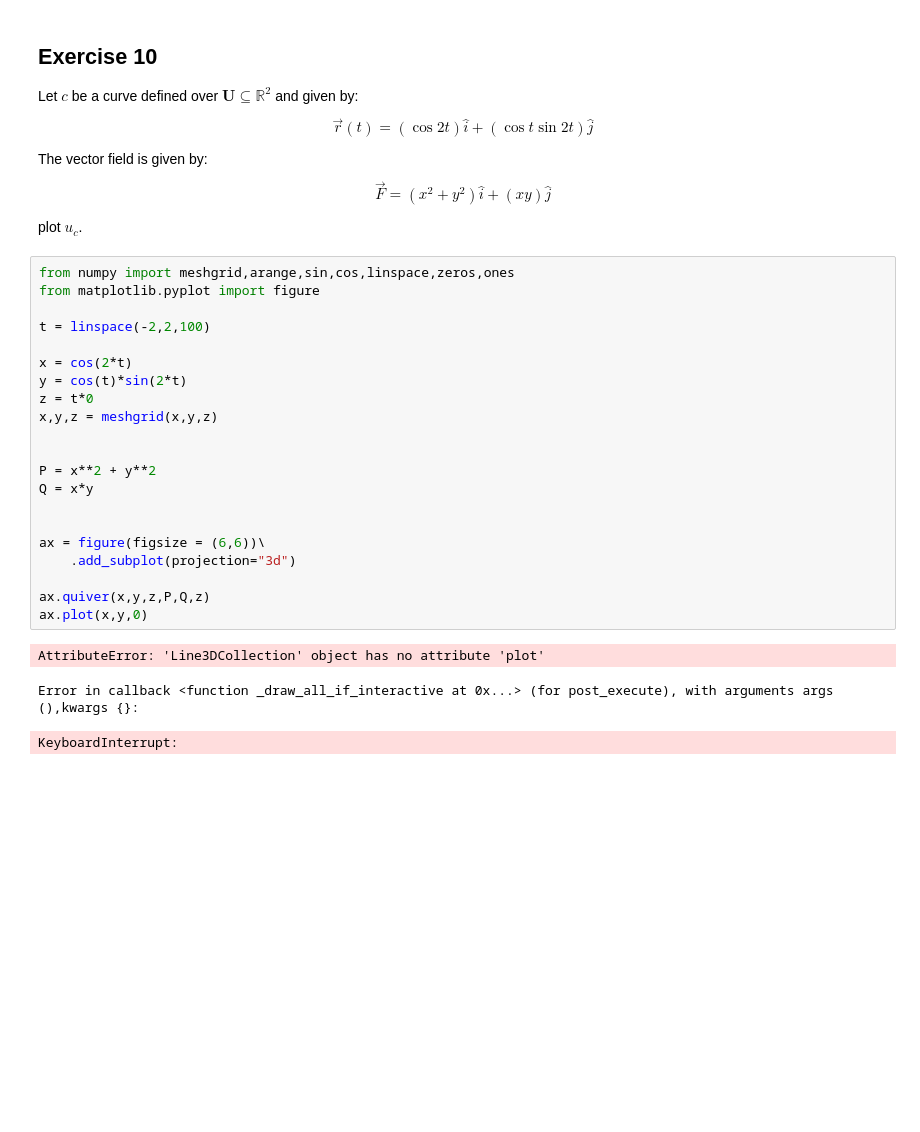
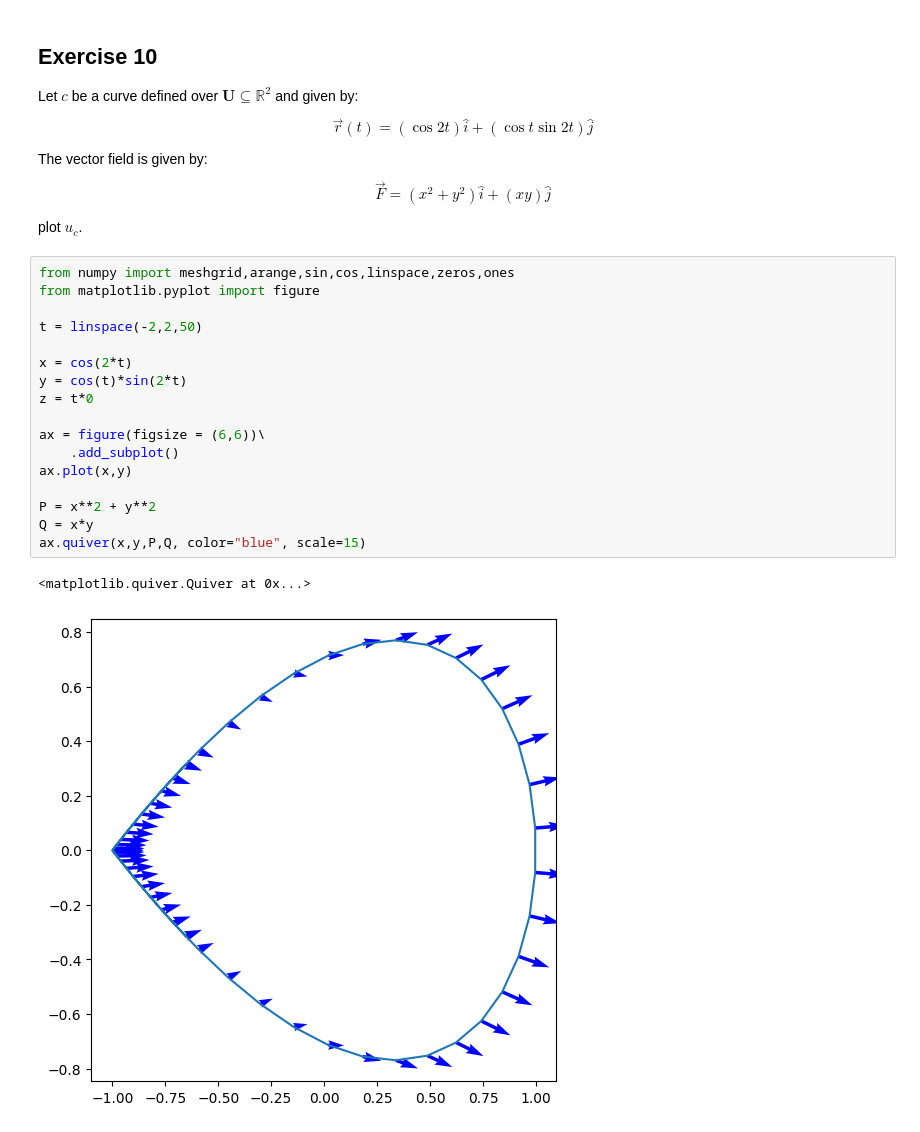
Before and after one commit to Arxcis/VE3010-matematikk3-oblig4, a Jupyter notebook: oppg10.ipynb, the cells around one changed output. Cells and saved outputs as stored; diff of their text form; blank space fills up the shorter version.

```diff
--- a/oppg10.ipynb
+++ b/oppg10.ipynb
@@ -15,25 +15,20 @@ plot $u_c$.
 # %%
 from numpy import meshgrid,arange,sin,cos,linspace,zeros,ones
 from matplotlib.pyplot import figure
 
-t = linspace(-2,2,100)
+t = linspace(-2,2,50)
 
 x = cos(2*t)
 y = cos(t)*sin(2*t)
 z = t*0
-x,y,z = meshgrid(x,y,z)
 
+ax = figure(figsize = (6,6))\
+    .add_subplot()
+ax.plot(x,y)
 
 P = x**2 + y**2
 Q = x*y
-
-
-ax = figure(figsize = (6,6))\
-    .add_subplot(projection="3d")
-
-ax.quiver(x,y,z,P,Q,z)
-ax.plot(x,y,0)
+ax.quiver(x,y,P,Q, color="blue", scale=15)
 # %% [output]
-AttributeError: 'Line3DCollection' object has no attribute 'plot'
+<matplotlib.quiver.Quiver at 0x...>
-Error in callback <function _draw_all_if_interactive at 0x...> (for post_execute), with arguments args (),kwargs {}:
-KeyboardInterrupt:
+[figure, added]
```
